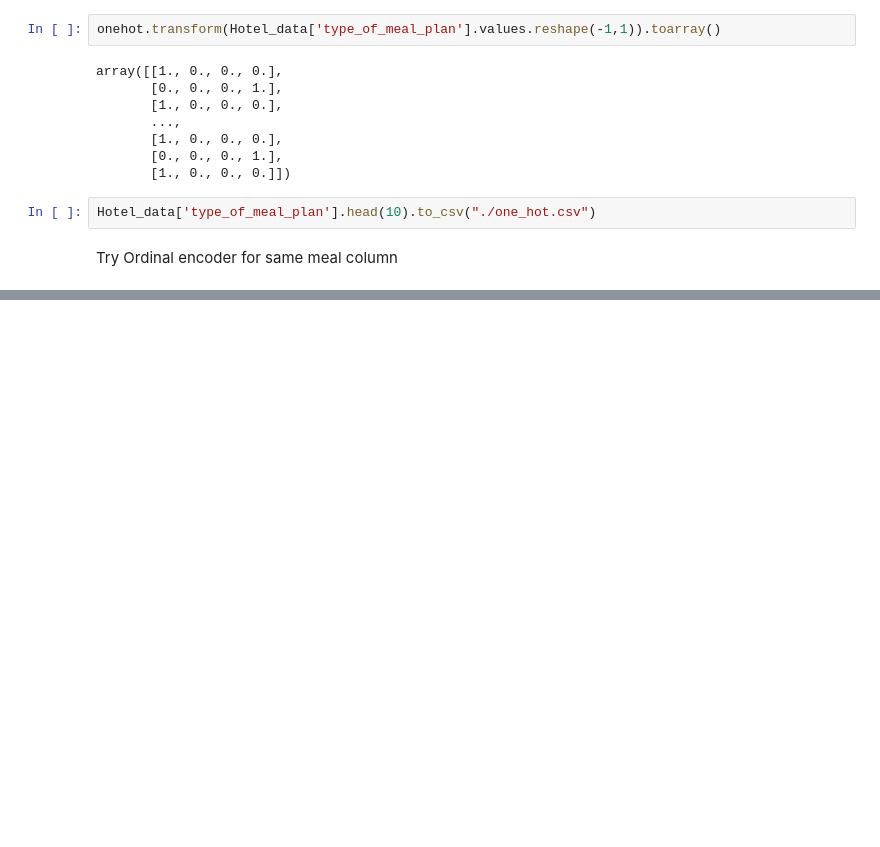
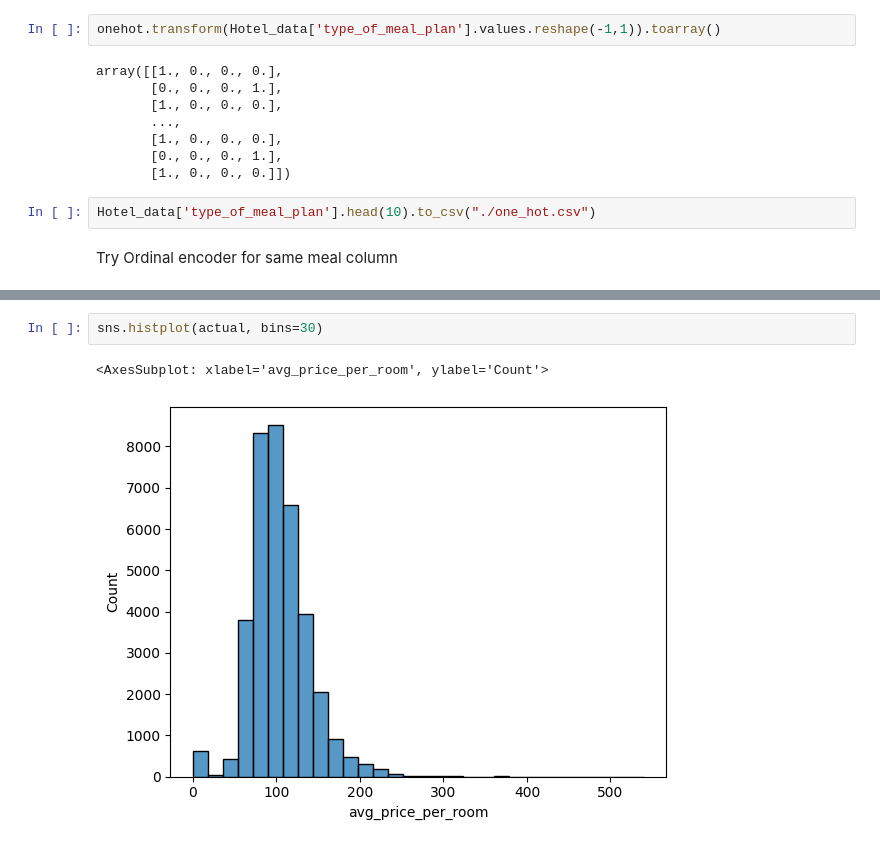
Before and after one commit to Navazdeen/ML_handson, a Jupyter notebook: Data Science/Preprocessing.ipynb, the cells around one changed output, grey strips where cells are left out. Saved outputs shown, nothing was run; the diff lists cells and outputs as text; blank space fills up the shorter version.

```diff
--- a/Data Science/Preprocessing.ipynb
+++ b/Data Science/Preprocessing.ipynb
@@ -211,0 +260,5 @@ Try Ordinal encoder for same meal column
+# %%
+sns.histplot(actual, bins=30)
+# %% [output]
+<AxesSubplot: xlabel='avg_price_per_room', ylabel='Count'>
+[figure, added]
```
Also changed, not shown: parts of 20 cells of this notebook, 1 other file.
